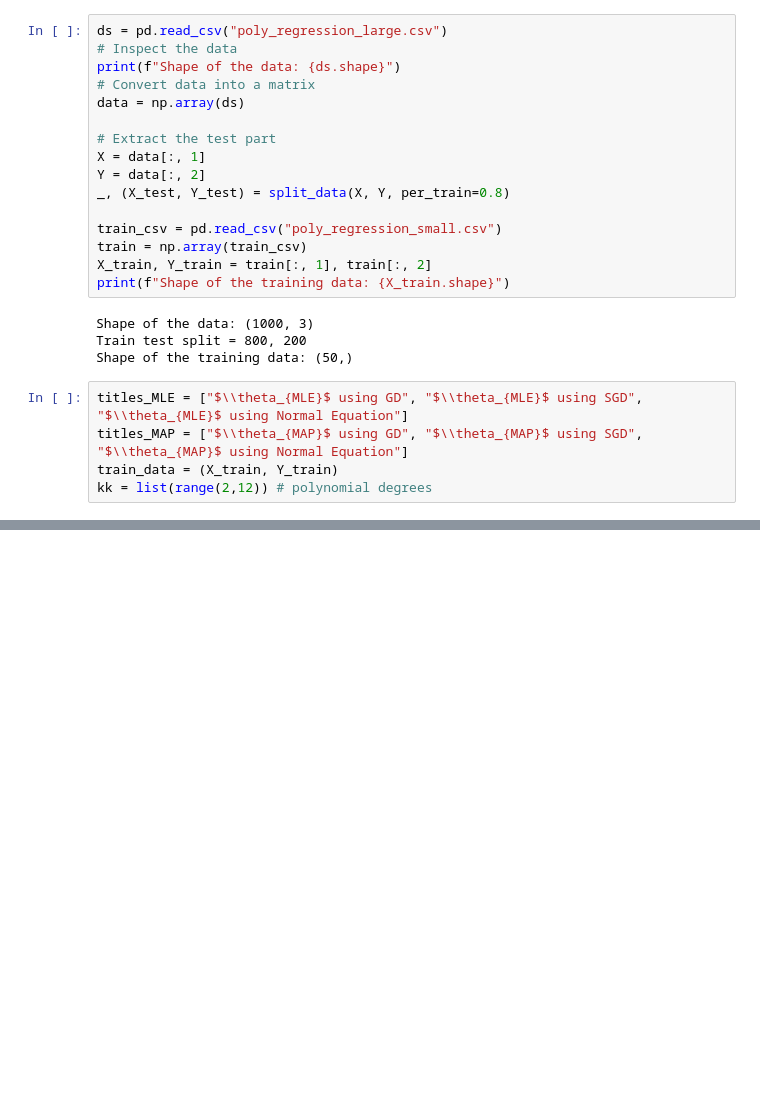
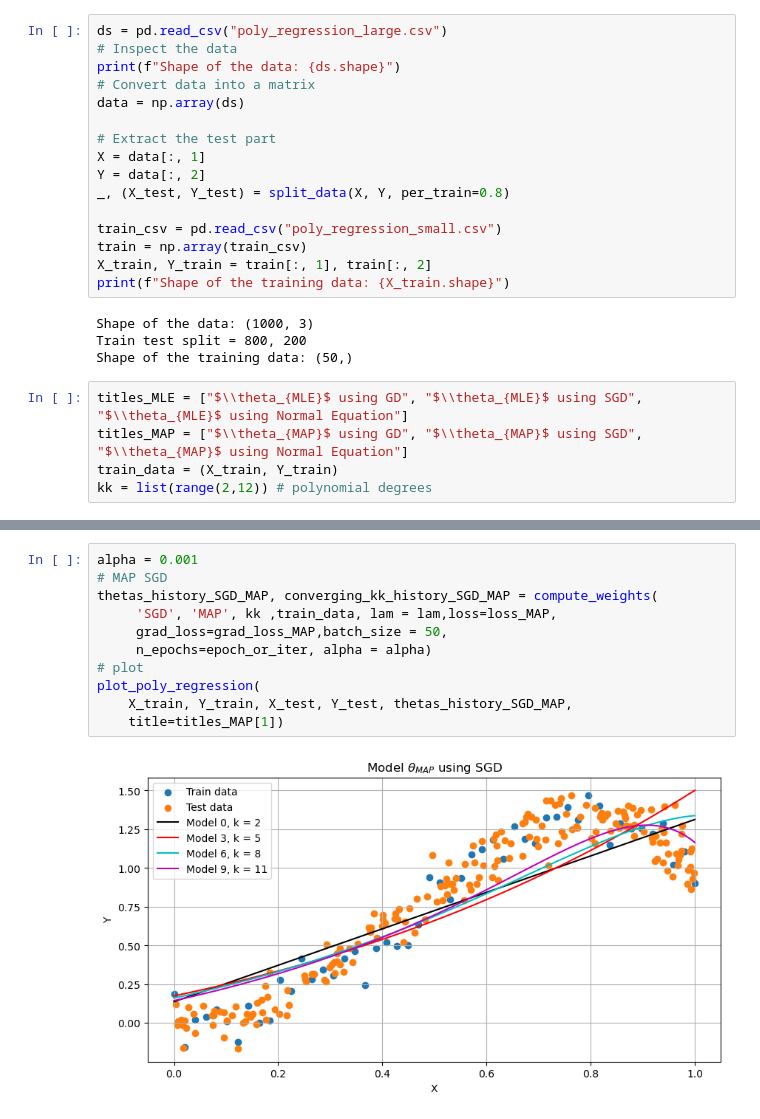
Before and after one commit to 26leonardo/homework_ssm_unibo, a Jupyter notebook: homework4.ipynb, the cells around one changed output, grey strips where cells are left out. Saved outputs shown, nothing was run; the diff lists cells and outputs as text; blank space fills up the shorter version.

```diff
--- a/homework4.ipynb
+++ b/homework4.ipynb
@@ -137,0 +120,13 @@ ValueError: too many values to unpack (expected 2)
+# %%
+alpha = 0.001
+# MAP SGD
+thetas_history_SGD_MAP, converging_kk_history_SGD_MAP = compute_weights(
+     'SGD', 'MAP', kk ,train_data, lam = lam,loss=loss_MAP,
+     grad_loss=grad_loss_MAP,batch_size = 50,
+     n_epochs=epoch_or_iter, alpha = alpha)
+# plot
+plot_poly_regression(
+    X_train, Y_train, X_test, Y_test, thetas_history_SGD_MAP,
+    title=titles_MAP[1])
+# %% [output]
+[figure, added]
```
Also changed, not shown: parts of 6 cells of this notebook, 3 other files.
